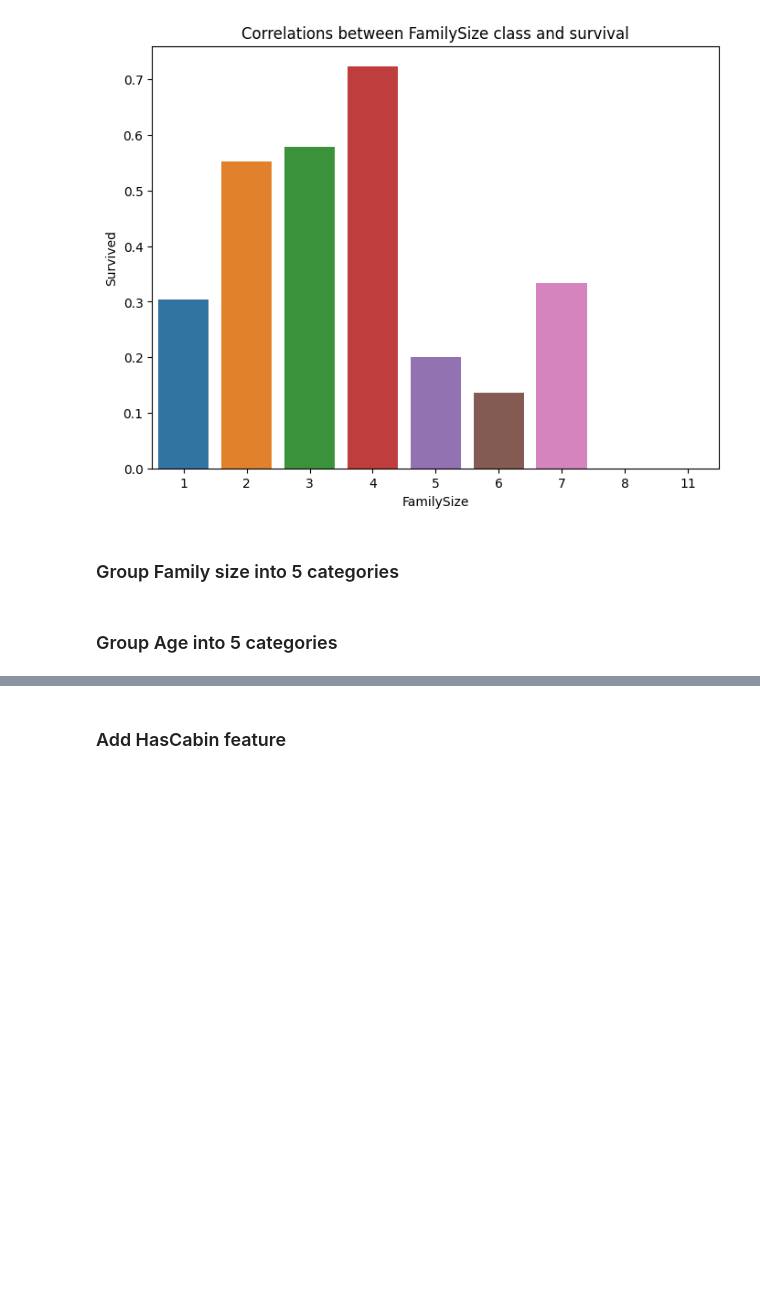
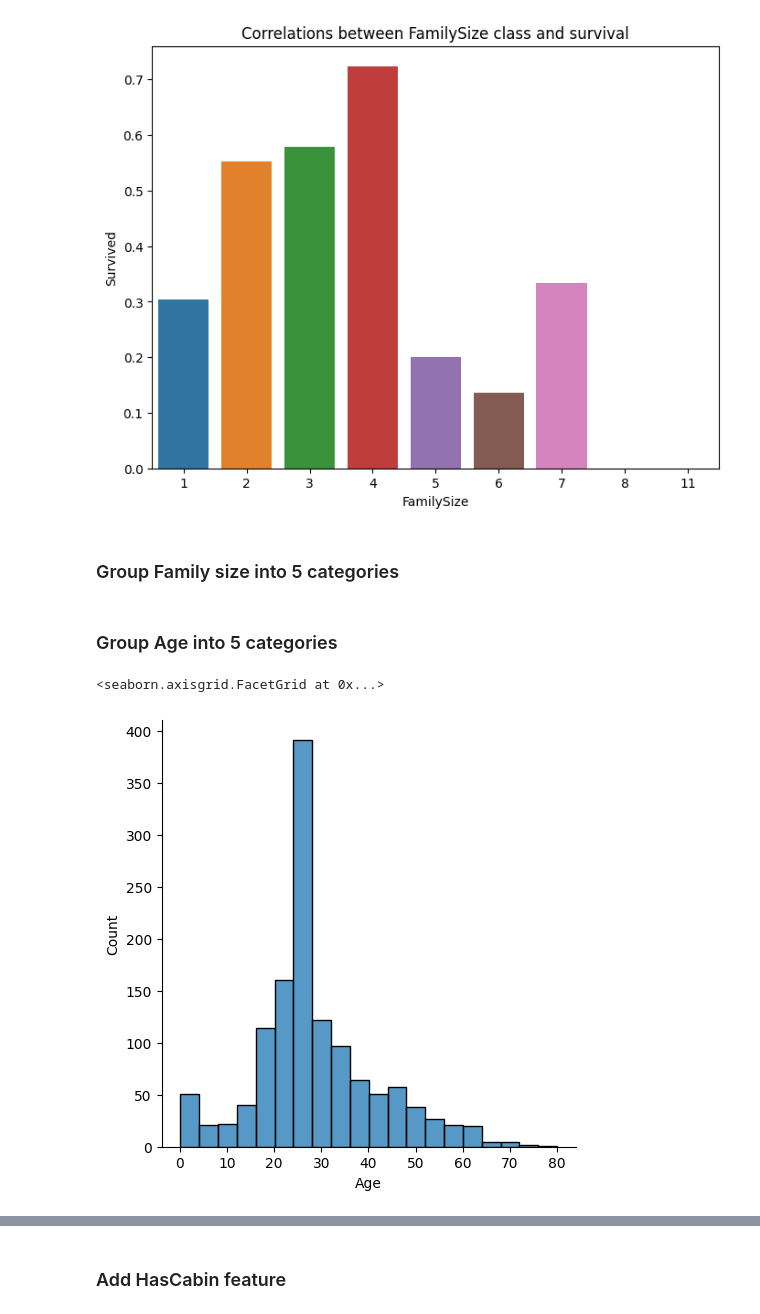
Before and after one commit to Milutin-S/kaggleCompetitions, a Jupyter notebook: Titanic/notes.ipynb, the cells around one changed output, grey strips where cells are left out. Saved outputs shown, nothing was run; the diff lists cells and outputs as text; code cells hidden in the pictures; blank space fills up the shorter version.

```diff
--- a/Titanic/notes.ipynb
+++ b/Titanic/notes.ipynb
@@ -372,3 +369,8 @@ Text(0.5, 1.0, 'Correlations between FamilySize class and survival')
 data_df['FamilySizeBin'] = pd.cut(data_df['FamilySize'], bins=5, duplicates='drop', include_lowest=True, labels=[1, 2, 3, 4, 5])
 # %% [markdown]
 ### Group Age into 5 categories
+# %%
+sns.displot(data_df['Age'], bins=20, kde=False)
+# %% [output]
+<seaborn.axisgrid.FacetGrid at 0x...>
+[figure, added]
```
Also changed, not shown: parts of 28 cells of this notebook.
